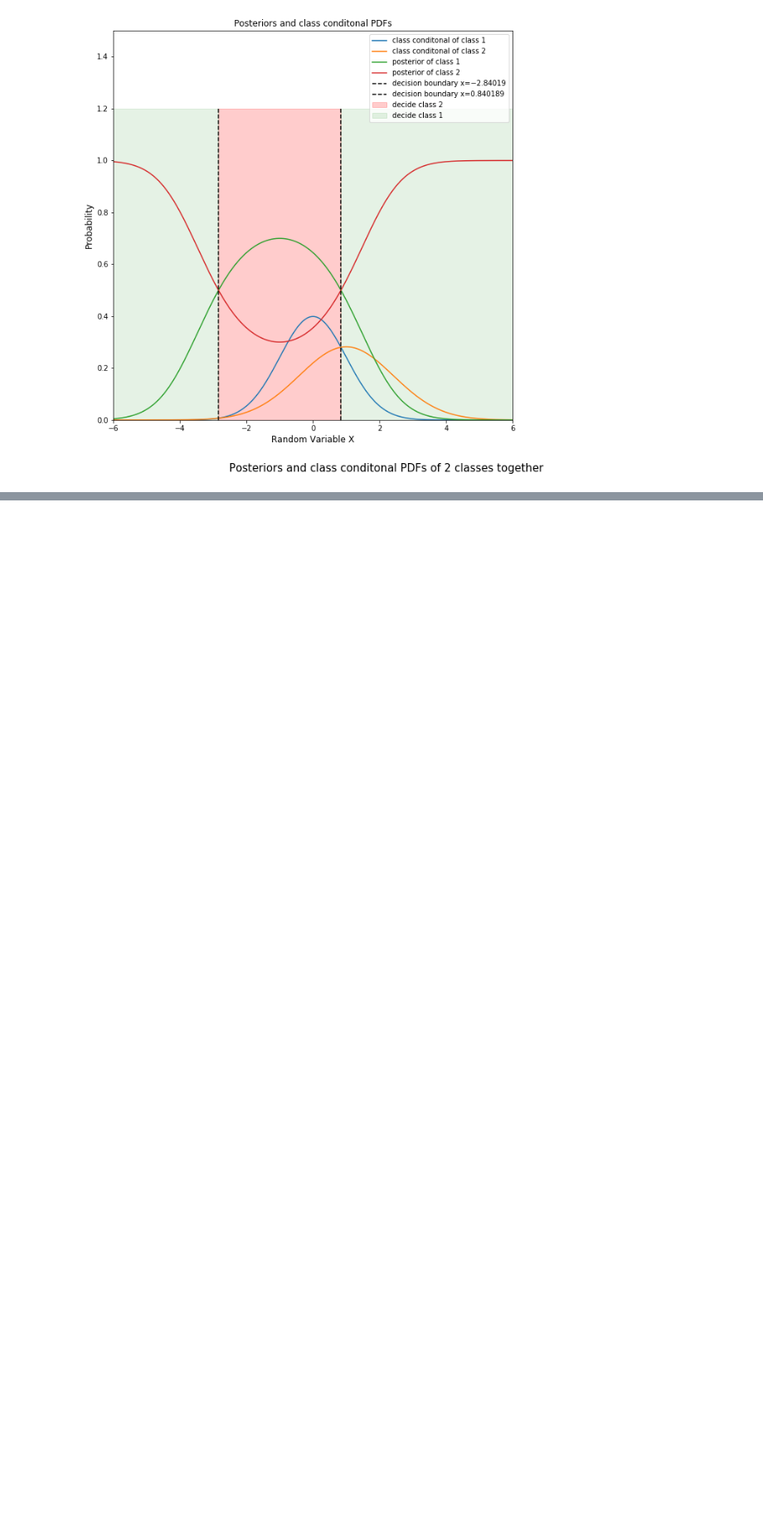
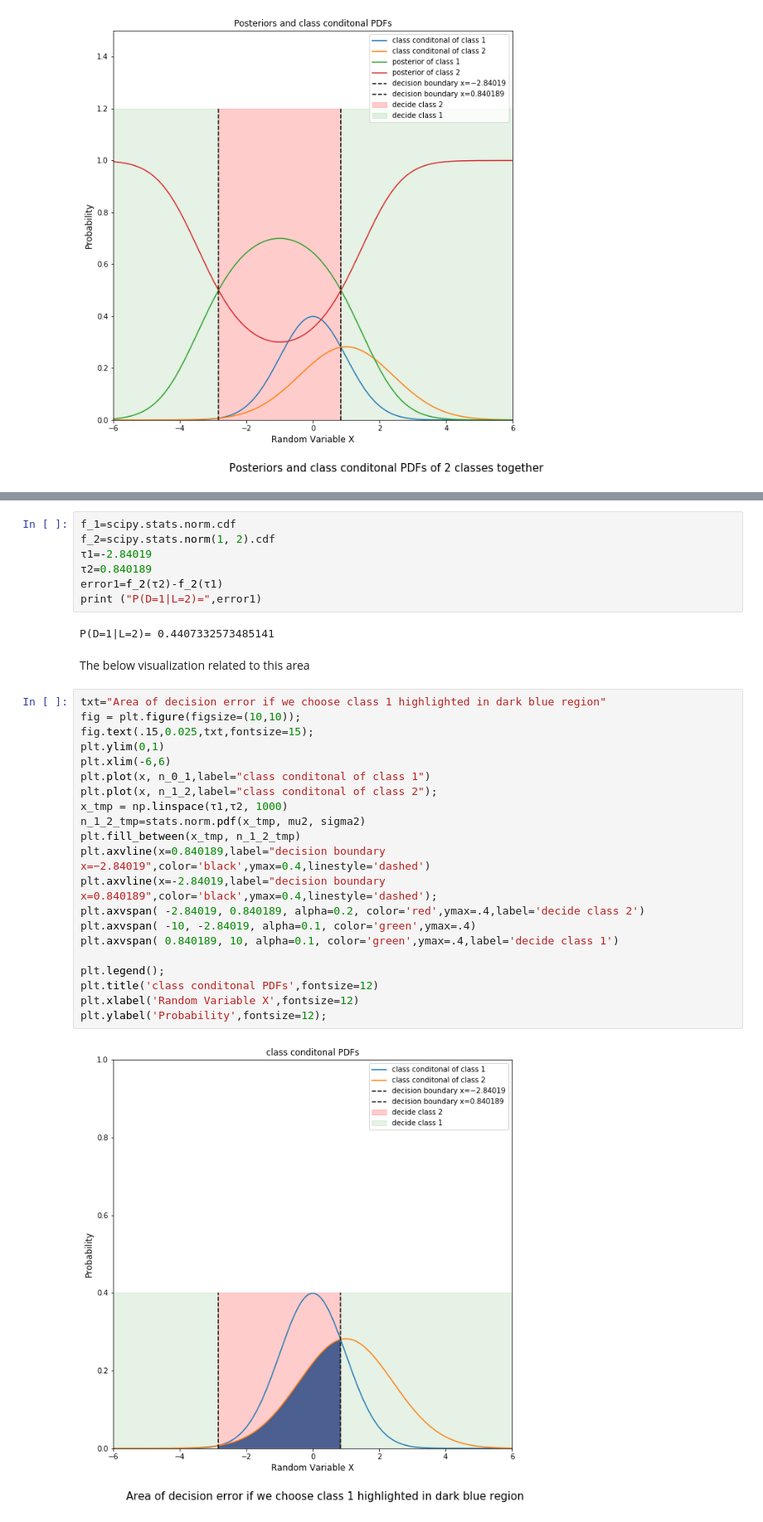
Before and after one commit to rohinarora/EECE5644-Machine_Learning, a Jupyter notebook: Hw1/Question 4.ipynb, the cells around one changed output, grey strips where cells are left out. Shown: that part at 83% size. Saved outputs shown, nothing was run; the diff lists cells and outputs as text; blank space fills up the shorter version.

```diff
--- a/Hw1/Question 4.ipynb
+++ b/Hw1/Question 4.ipynb
@@ -89,0 +95,34 @@ plt.ylabel('Probability',fontsize=12);
+# %%
+f_1=scipy.stats.norm.cdf
+f_2=scipy.stats.norm(1, 2).cdf
+τ1=-2.84019
+τ2=0.840189
+error1=f_2(τ2)-f_2(τ1)
+print ("P(D=1|L=2)=",error1)
+# %% [output]
+P(D=1|L=2)= 0.4407332573485141
+# %% [markdown]
+The below visualization related to this area
+# %%
+txt="Area of decision error if we choose class 1 highlighted in dark blue region"
+fig = plt.figure(figsize=(10,10));
+fig.text(.15,0.025,txt,fontsize=15);
+plt.ylim(0,1)
+plt.xlim(-6,6)
+plt.plot(x, n_0_1,label="class conditonal of class 1")
+plt.plot(x, n_1_2,label="class conditonal of class 2");
+x_tmp = np.linspace(τ1,τ2, 1000)
+n_1_2_tmp=stats.norm.pdf(x_tmp, mu2, sigma2)
+plt.fill_between(x_tmp, n_1_2_tmp)
+plt.axvline(x=0.840189,label="decision boundary x=−2.84019",color='black',ymax=0.4,linestyle='dashed')
+plt.axvline(x=-2.84019,label="decision boundary x=0.840189",color='black',ymax=0.4,linestyle='dashed');
+plt.axvspan( -2.84019, 0.840189, alpha=0.2, color='red',ymax=.4,label='decide class 2')
+plt.axvspan( -10, -2.84019, alpha=0.1, color='green',ymax=.4)
+plt.axvspan( 0.840189, 10, alpha=0.1, color='green',ymax=.4,label='decide class 1')
+
+plt.legend();
+plt.title('class conditonal PDFs',fontsize=12)
+plt.xlabel('Random Variable X',fontsize=12)
+plt.ylabel('Probability',fontsize=12);
+# %% [output]
+[figure, added]
```
Also changed, not shown: parts of 8 cells of this notebook, 1 other file.
